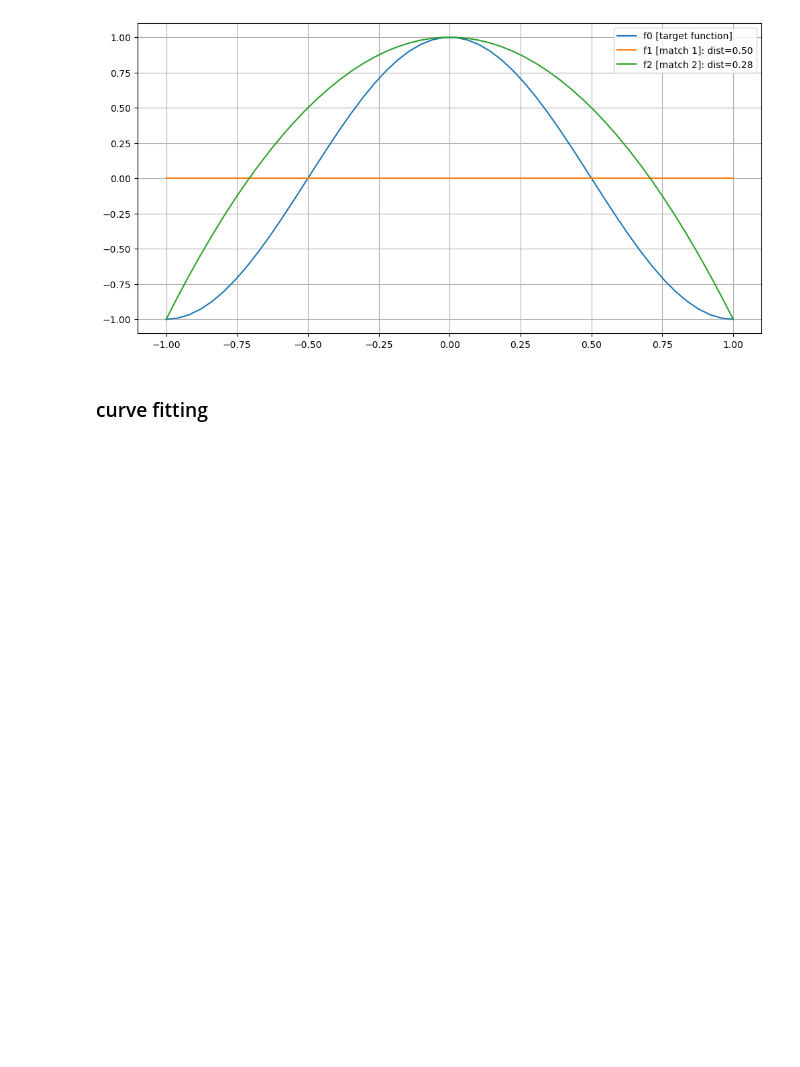
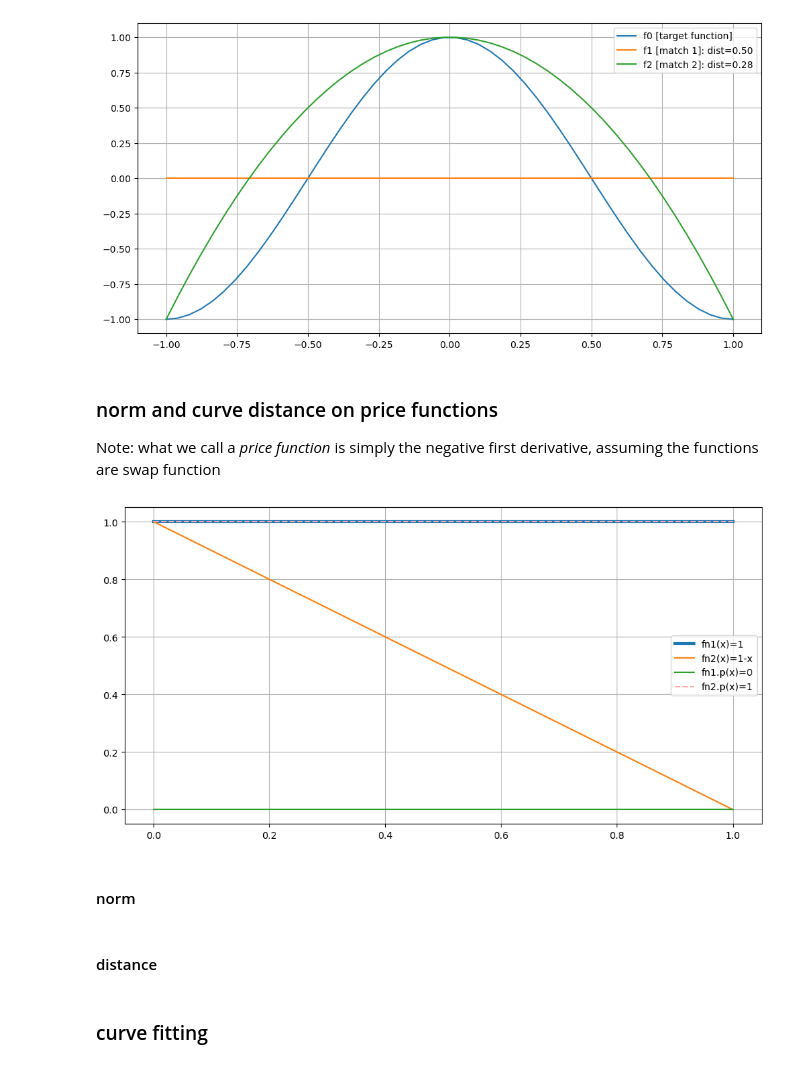
Before and after one commit to 1deven386/fastlane-bot, a Jupyter notebook: resources/NBTest/NBTest_066_InvariantsFunctions.ipynb, the cells around one changed output. Cells and saved outputs as stored; diff of their text form; code cells hidden in the pictures; blank space fills up the shorter version.

```diff
--- a/resources/NBTest/NBTest_066_InvariantsFunctions.ipynb
+++ b/resources/NBTest/NBTest_066_InvariantsFunctions.ipynb
@@ -667,3 +667,25 @@ plt.legend()
 plt.show()
 # %% [output]
 [figure]
+# %% [markdown]
+### norm and curve distance on price functions
+
+Note: what we call a _price function_ is simply the negative first derivative, assuming the functions are swap function
+# %%
+fv_t = f.FunctionVector(kernel=Kernel(x_min=0, x_max=1, kernel=Kernel.FLAT))
+fn1_fv = fv_t.wrap(f.QuadraticFunction(c=1))  # f(x) = 1
+fn2_fv = fv_t.wrap(f.QuadraticFunction(c=1, b=-1)) # f(x) = 1-x
+null_f = lambda x: 0
+half_f = lambda x: 0.5
+one_f = lambda x: 1
+fn1_fv.plot(label="fn1(x)=1", linewidth=3)
+fn2_fv.plot(label="fn2(x)=1-x")
+fn1_fv.plot(func=fn1_fv.p, label="fn1.p(x)=0")
+fn2_fv.plot(func=fn2_fv.p, linestyle="--", color="#faa", label="fn2.p(x)=1")
+
+plt.legend()
+plt.show()
+# %% [output]
+[figure, added]
+# %% [markdown]
+#### norm
@@ -669,0 +722,2 @@ plt.show()
+# %% [markdown]
+#### distance
```
Also changed, not shown: parts of 26 cells of this notebook, 1 other file.
